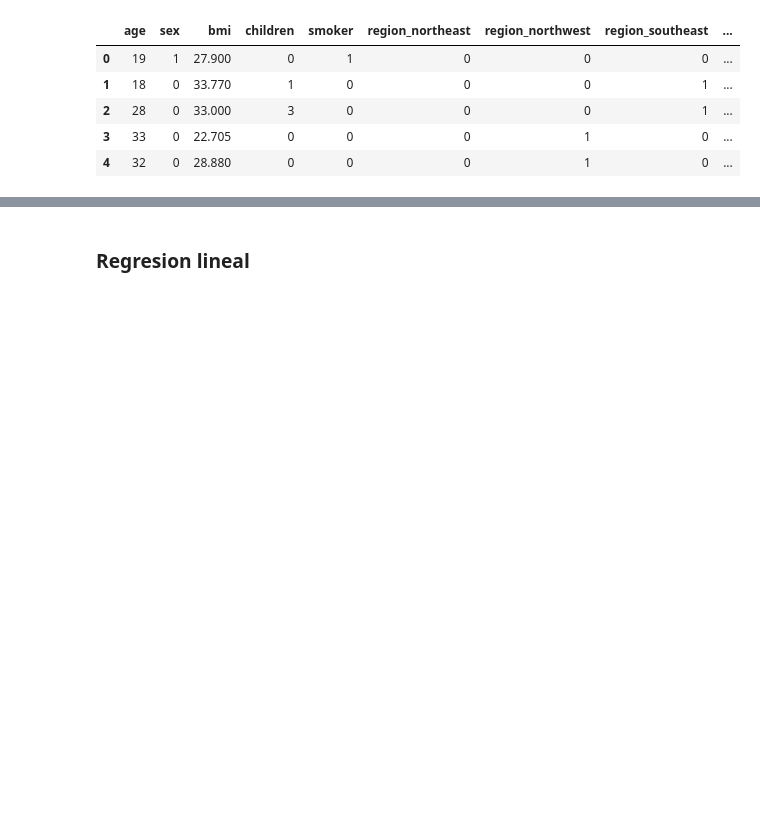
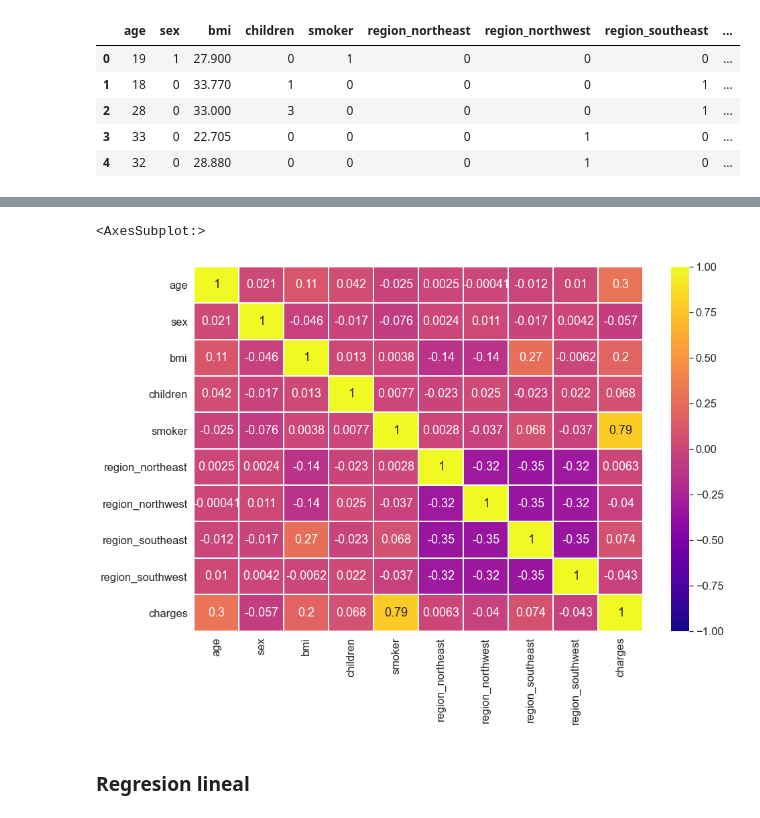
Before and after one commit to SantiAA/RN_TP2, a Jupyter notebook: src/EJ2/linear_regresion.ipynb, the cells around one changed output, grey strips where cells are left out. Saved outputs shown, nothing was run; the diff lists cells and outputs as text; code cells hidden in the pictures; blank space fills up the shorter version.

```diff
--- a/src/EJ2/linear_regresion.ipynb
+++ b/src/EJ2/linear_regresion.ipynb
@@ -72,3 +106,13 @@ x_df_encoded.head()
+# %%
+df_encoded=x_df_encoded.copy()
+df_encoded['charges']=y_df
+corr=df_encoded.corr()
+plt.figure(figsize=(15,10))
+sns.set(font_scale = 1.5)
+sns.heatmap(corr, annot = True, cmap = 'plasma', vmin = -1, vmax = 1, linecolor='white', linewidths= 1)
+# %% [output]
+<AxesSubplot:>
+[figure, added]
 # %%
 # Split dataset into 15% test, 85% train_validation
 x, x_test, y, y_test = train_test_split(x_df_encoded, y_df, test_size=0.15)
```
Also changed, not shown: parts of 5 cells of this notebook.
